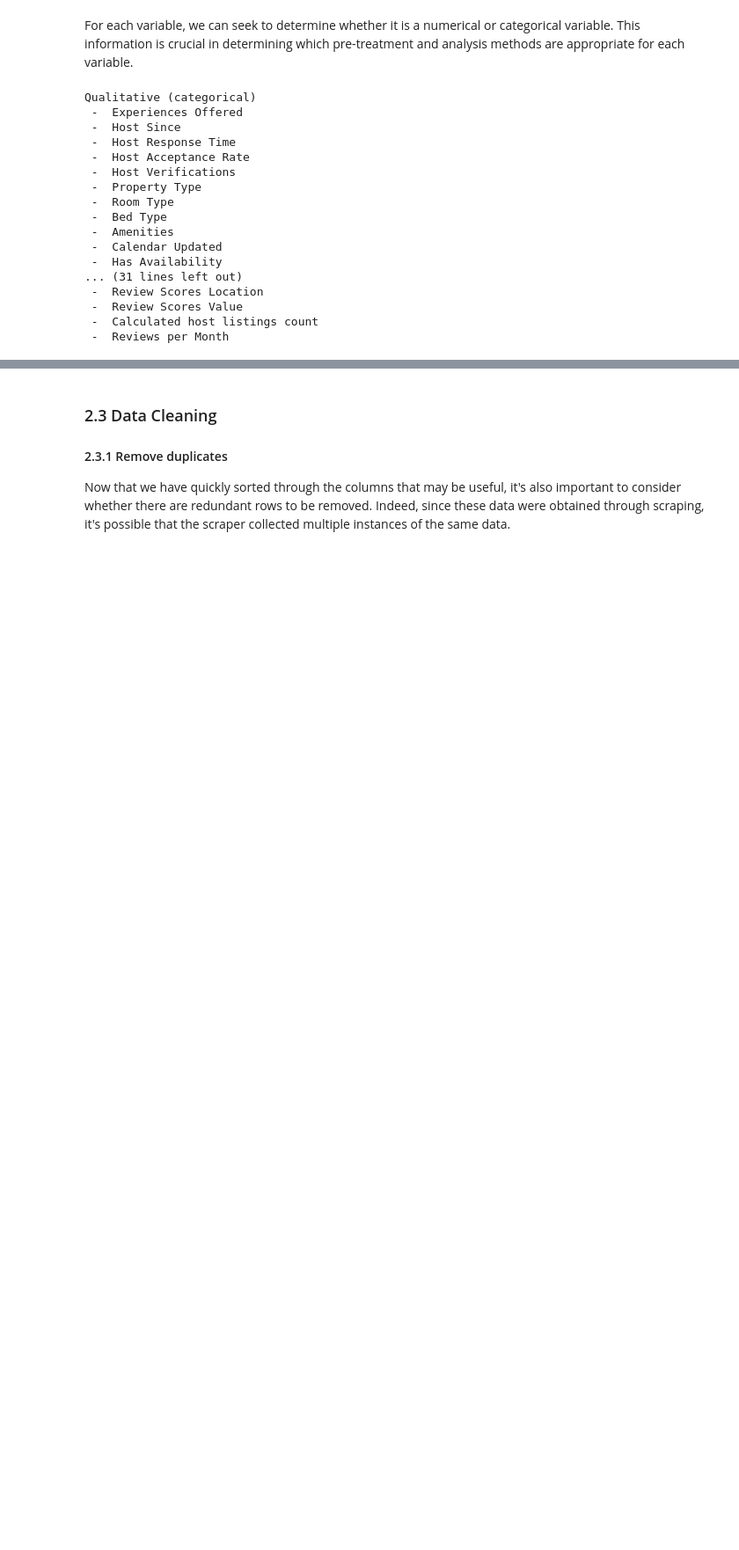
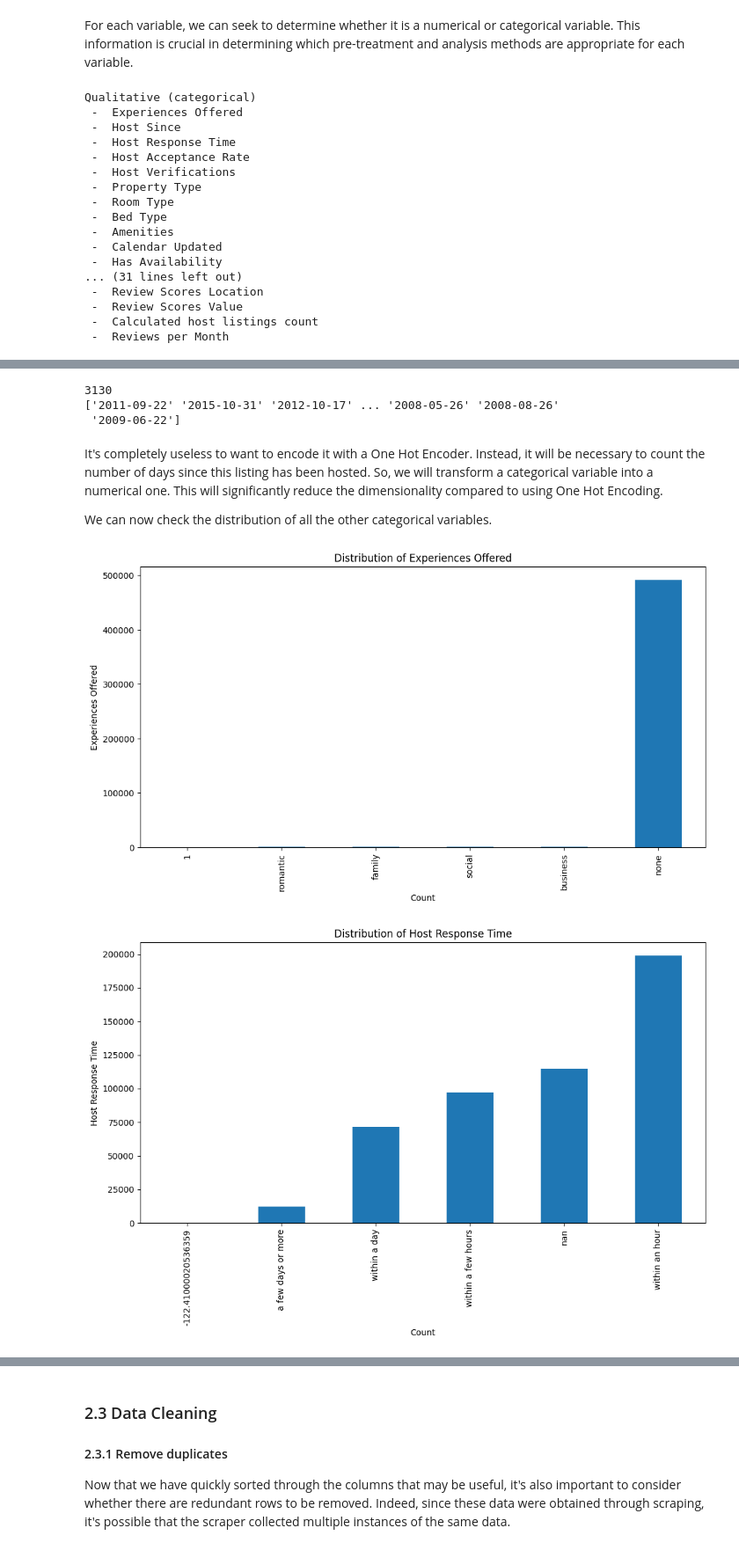
Before and after one commit to Antoine-ValentinCharpentier/AirbnbPricePrediction2, a Jupyter notebook: notebook.ipynb, the cells around one changed output, grey strips where cells are left out. Shown at 88% size. Drawn from its saved outputs; the diff is of its cells as text; code cells hidden in the pictures; blank space fills up the shorter version.

```diff
--- a/notebook.ipynb
+++ b/notebook.ipynb
@@ -296,0 +399,22 @@ So, it will be only necessary to encode the following attributes:
+# %%
+print(len(dataset['Host Since'].unique()))
+print(dataset['Host Since'].unique())
+# %% [output]
+3130
+['2011-09-22' '2015-10-31' '2012-10-17' ... '2008-05-26' '2008-08-26'
+ '2009-06-22']
+# %% [markdown]
+It's completely useless to want to encode it with a One Hot Encoder. Instead, it will be necessary to count the number of days since this listing has been hosted. So, we will transform a categorical variable into a numerical one. This will significantly reduce the dimensionality compared to using One Hot Encoding.
+
+We can now check the distribution of all the other categorical variables.
+# %%
+for column in np.delete(qualitative_columns, np.where((qualitative_columns == "Amenities") | (qualitative_columns == "Host Since") | (qualitative_columns == "Host Verifications"))):
+    plt.figure(figsize=(12, 6))
+    dataset[column].value_counts(dropna=False).sort_values().plot(kind='bar')
+    plt.title(f'Distribution of {column}')
+    plt.xlabel('Count')
+    plt.ylabel(column)
+    plt.show()
+# %% [output]
+[figure, added]
+[figure, added]
```
Also changed, not shown: parts of 25 cells of this notebook, 1 other file.
